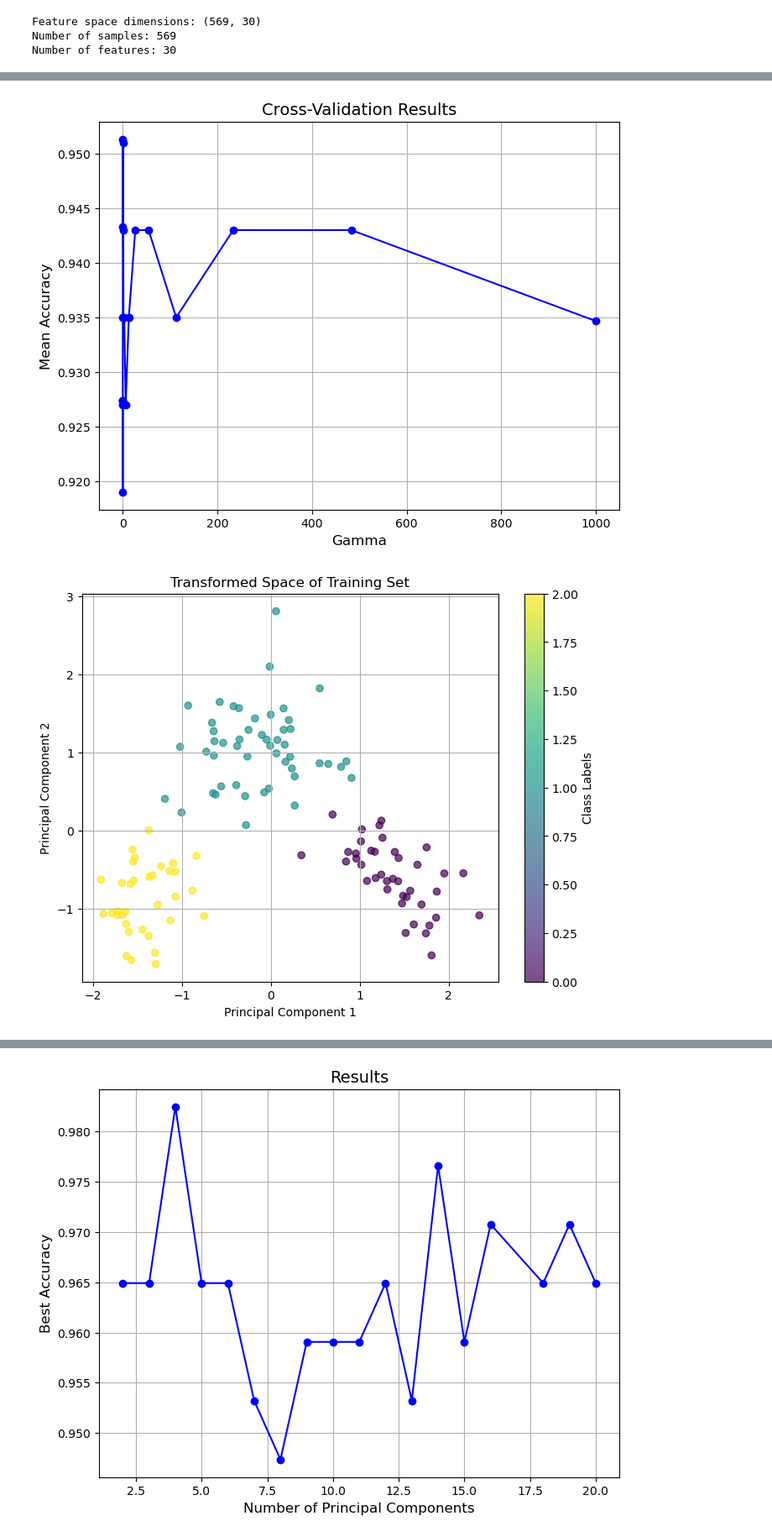
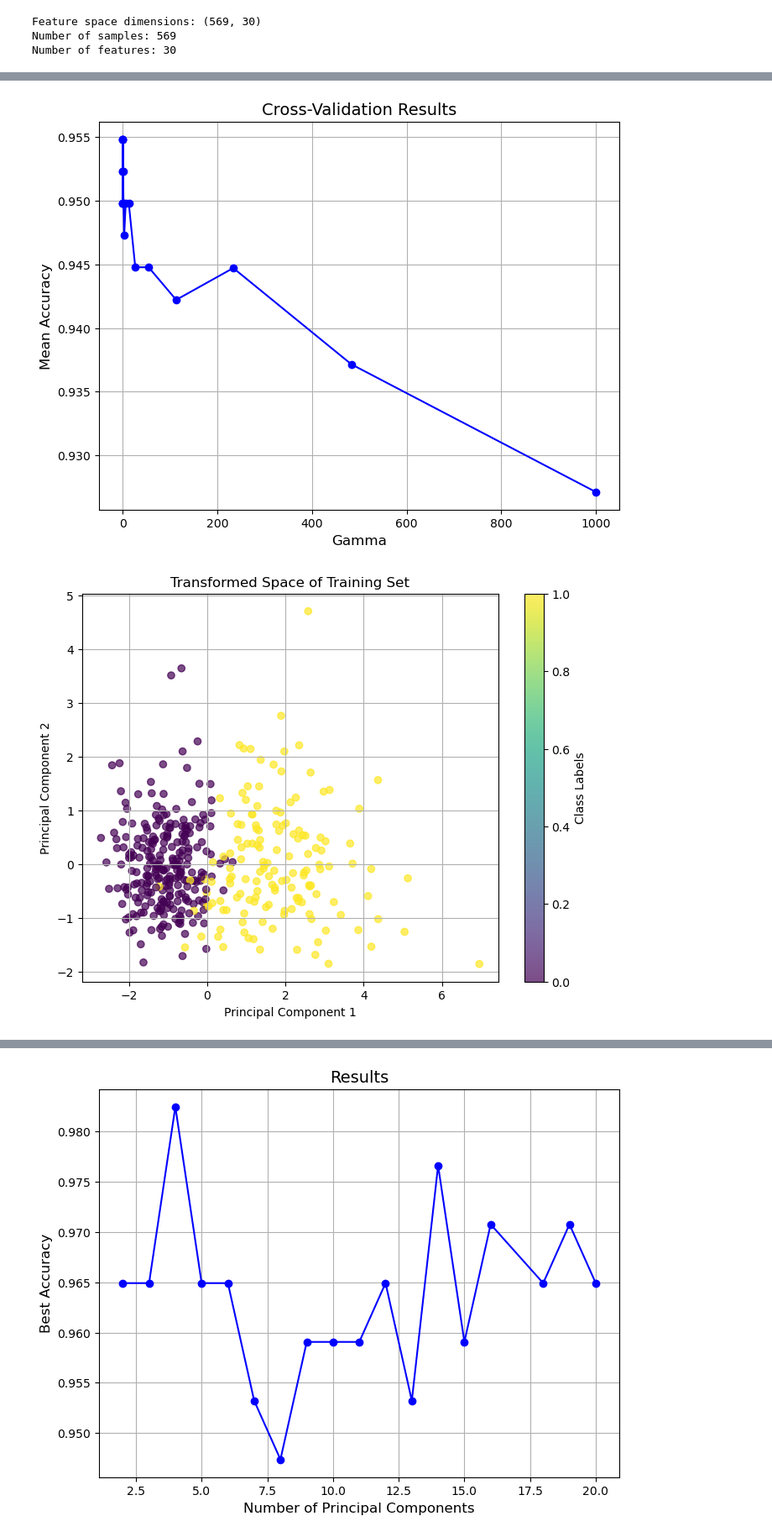
Before and after one commit to Evicten/sml_distance_learning, a Jupyter notebook: distance_learning.ipynb, the cells around one changed output, grey strips where cells are left out. Shown at 84% size. Drawn from its saved outputs; the diff is of its cells as text; code cells hidden in the pictures.

```diff
--- a/distance_learning.ipynb
+++ b/distance_learning.ipynb
@@ -101,7 +77,7 @@ def evaluate_lmnn(X_train, y_train, number_components):
             # Spliting data into current training and validation set for this fold
             X_train_cv, X_val_cv = X_train[train_idx], X_train[val_idx]
             y_train_cv, y_val_cv = y_train[train_idx], y_train[val_idx]
-            lmnn = LMNN(k=3, n_components=number_components, max_iter=500,learn_rate=1e-6, regularization=reg)
+            lmnn = LMNN(k=7, n_components=number_components, max_iter=500,learn_rate=1e-6, regularization=reg)
             lmnn.fit(X_train_cv, y_train_cv)
 
             # Transforming data
@@ -109,7 +85,7 @@ def evaluate_lmnn(X_train, y_train, number_components):
             X_val_lmnn = lmnn.transform(X_val_cv)
 
             # Training kNN on the transformed data
-            knn = KNeighborsClassifier(n_neighbors=3)
+            knn = KNeighborsClassifier(n_neighbors=7)
             knn.fit(X_train_lmnn, y_train_cv)
 
             # Prediction on the validation set
@@ -259,7 +235,7 @@ def plotwithpca(X, y,title):
     plt.show()
 # %%
 # k-NN Classifier
-knn = KNeighborsClassifier(n_neighbors=6)
+knn = KNeighborsClassifier(n_neighbors=7)
 
 # Evaluating k-NN on original data
 knn.fit(X_train, y_train)
@@ -267,7 +243,7 @@ y_pred = knn.predict(X_test)
 acc = accuracy_score(y_test, y_pred)
 
 
-Numberofcomponents = [13]
+Numberofcomponents = [4]
 
 Acurracies = []
 
@@ -281,7 +257,7 @@ for number_components in Numberofcomponents:
     best_lambda,best_acurracy = evaluate_lmnn(X_train,y_train,number_components)
 
     #Transforming Data
-    lmnn = LMNN(n_neighbors = 3,n_components= number_components,learn_rate=1e-6, regularization=best_lambda)
+    lmnn = LMNN(n_neighbors = 7,n_components= number_components,learn_rate=1e-6, regularization=best_lambda)
     lmnn.fit(X_train, y_train)
     X_train_lmnn = lmnn.transform(X_train)
     X_test_lmnn = lmnn.transform(X_test)
@@ -354,49 +339,48 @@ Second Eigenvalue: 0.476
 # %%
-# k-NN Classifier
 knn = KNeighborsClassifier(n_neighbors=2)
 
-# Evaluating k-NN on original data
+# Evaluating k-NN on the original data
 knn.fit(X_train, y_train)
 y_pred = knn.predict(X_test)
 acc = accuracy_score(y_test, y_pred)
 
-
-Numberofcomponents = [2]
-
+Numberofcomponents = [4]
 Acurracies = []
 
-plotwithpca(X_test,y_test,"Original Space of Test Set")
-plotwithpca(X_train,y_train,"Original Space of Training Set")
+# Plotting original spaces
+plotwithpca(X_test, y_test, "Original Space of Test Set")
+plotwithpca(X_train, y_train, "Original Space of Training Set")
 
 for number_components in Numberofcomponents:
+    # Applying PCA
+    pca = PCA(n_components=number_components)
+    X_aux_train = pca.fit_transform(X_train)
+    X_aux_test = pca.transform(X_test)
 
-    # Calculating best_Lambda
-    pca = PCA(n_components=number_components)
-    pca.fit(X_train)
-    pca.fit(X_test)
-    best_gamma,best_acurracy = evaluate_itml(X_train,y_train)
+    # Evaluate ITML in the PCA space
+    best_gamma, best_accuracy = evaluate_itml(X_aux_train, y_train)
 
-    #Transforming Data
-    itml = ITML_Supervised(gamma=best_gamma,random_state=42)
-    itml.fit(X_train, y_train)
-    X_train_itml = itml.transform(X_train)
-    X_test_itml = itml.transform(X_test)
+    # Apply ITML with the best gamma
+    itml = ITML_Supervised(gamma=best_gamma, random_state=42)
+    itml.fit(X_aux_train, y_train)
+    X_train_itml = itml.transform(X_aux_train)
+    X_test_itml = itml.transform(X_aux_test)
 
-    plotwithpca(X_train_itml,y_train,"Transformed Space of Training Set")
-    plotwithpca(X_test_itml,y_test,"Transformed Space of Test Set")
+    # Plot Transformed Spaces
+    plotwithpca(X_train_itml, y_train, "Transformed Space of Training Set")
+    plotwithpca(X_test_itml, y_test, "Transformed Space of Test Set")
 
-    # ITML Evaluation
+    # Evaluate ITML-transformed space
     knn.fit(X_train_itml, y_train)
     y_pred_itml = knn.predict(X_test_itml)
     itml_acc = accuracy_score(y_test, y_pred_itml)
 
-    Acurracies.append((itml_acc,number_components,best_gamma))
+    Acurracies.append((itml_acc, number_components, best_gamma))
 
-
+# Report Results
 print(f"Original Accuracy: {acc:.5f}")
-
-for acurracy,number_components,best_gamma in  Acurracies:
+for accuracy, number_components, best_gamma in Acurracies:
     print(f"Best Gamma: {best_gamma:.3f}")
-    print(f"Acurracy Training: {best_acurracy:.3f}")
-    print(f"ITML Accuracy with {number_components} Principal Components: {acurracy:.3f}")
+    print(f"Accuracy Training: {best_accuracy:.3f}")
+    print(f"ITML Accuracy with {number_components} Principal Components: {accuracy:.3f}")
 # %% [output]
@@ -405,2 +389,2 @@ for acurracy,number_components,best_gamma in  Acurracies:
-[figure, old version]
+[figure, new version]
-[figure, old version]
+[figure, new version]
```
Also changed, not shown: parts of 7 cells of this notebook.
